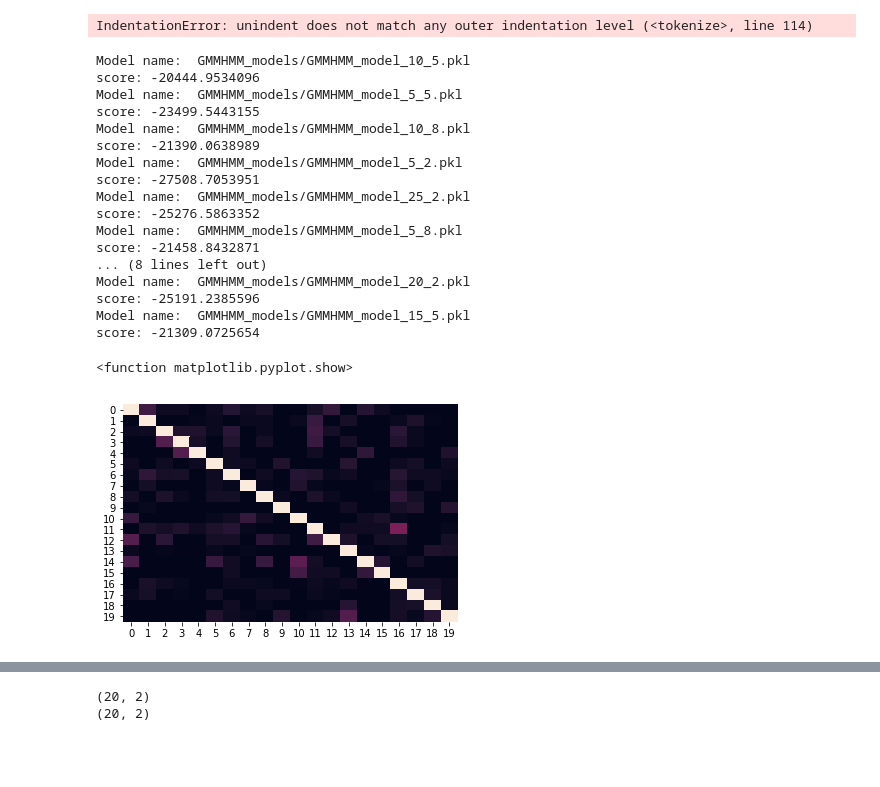
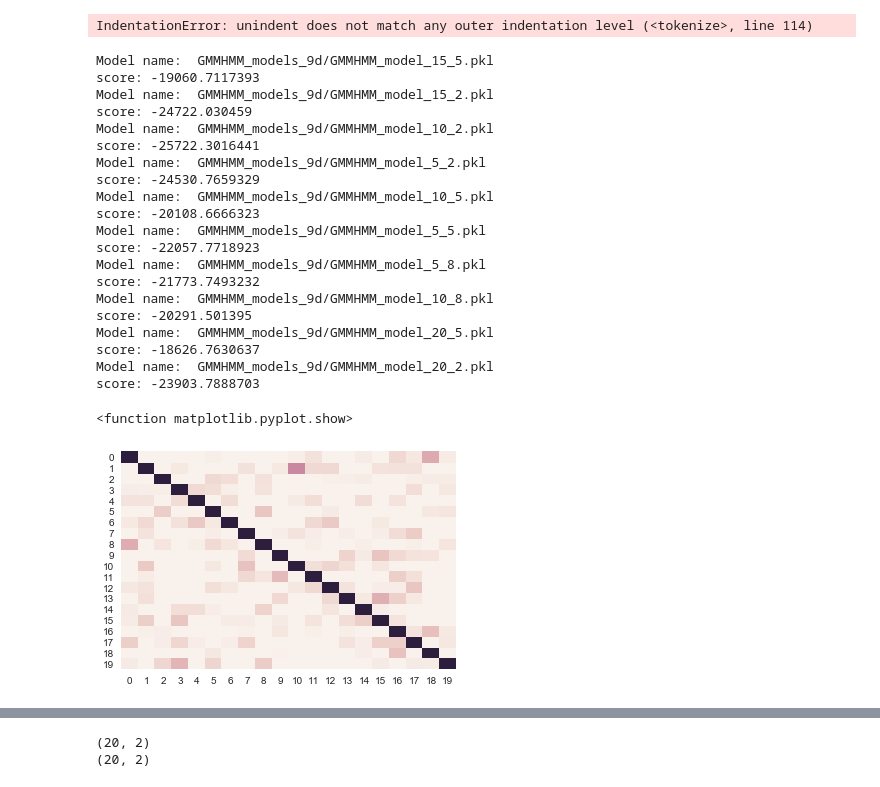
Before and after one commit to MoonBlvd/Sticky-HDP-HMM, a Jupyter notebook: GMM-HMM_clean.ipynb, the cells around one changed output, grey strips where cells are left out. Saved outputs shown, nothing was run; the diff lists cells and outputs as text; code cells hidden in the pictures; blank space fills up the shorter version.

Commit message:
train GMM and test GMM-HMM

```diff
--- a/GMM-HMM_clean.ipynb
+++ b/GMM-HMM_clean.ipynb
@@ -9,6 +9,7 @@ import pickle as pkl
 import glob
 %matplotlib inline
 import csv
+time_step = 0.1
 def read_data(file_path):
     # The read-in data should be a N*W matrix,
     # where N is the length of the time sequences,
@@ -28,7 +29,7 @@ def read_data(file_path):
 '''
 Load the segments where a continuous obs car exists
 '''
-data_path = "drive_segments/*.csv"
+data_path = "drive_segments_9d/*.csv"
 files = glob.glob(data_path)
 all_segs = []
 for name in files:
@@ -83,5 +84,26 @@ for segment in all_segs:
     obs_prob_list = np.array(obs_prob_list)
     violation_prob_list = np.array(violation_prob_list)
 
-    concat_seg = np.hstack([segment[:,3:7],ego_car_list])
+    '''
+    Method 1
+        Observable states are: dx, dv, obs_angle.
+        Hidden states are: daccel, angle_rate
+    '''
+    dx = np.reshape(segment[:,3], (segment.shape[0],1))
+    dv = np.reshape(segment[:,5] - ego_car_list[:,0], (segment.shape[0],1))
+    obs_angle = np.reshape(segment[:,7], (segment.shape[0],1))
+    daccel = np.reshape(segment[:,6] - ego_car_list[:,1], (segment.shape[0],1))
+    obs_angle_rate = np.reshape((segment[1:,7] - segment[0:-1,7]), (segment.shape[0]-1,1))/time_step
+    obs_angle_rate = np.vstack([obs_angle_rate, obs_angle_rate[-1]])
+    # print(dx.shape)
+    # print(dv.shape)
+    # print(obs_angle.shape)
+    # print(daccel.shape)
+    # print(obs_angle_rate.shape)
+    concat_seg = np.hstack([dx,dv,obs_angle,daccel,obs_angle_rate])
+    print(concat_seg.shape)
+    # input("method 1 is done...")
+
+
+#     concat_seg = np.hstack([segment[:,3:7],ego_car_list])
     data_segments.append(concat_seg)
@@ -223,10 +263,11 @@ num_train = 250
 train_data = data_segments[0:num_train]
 test_data = data_segments[num_train:]
 # %%
+'''
+Get the test data for GMM-HMM
+'''
 from hmmlearn import hmm
 length = []
-for data in train_data:
+for data in test_data:
     length.append(data.shape[0])
-X = np.concatenate(train_data)
-# from sklearn.hmm import GMMHMM
-gmm_hmm = hmm.GMMHMM(n_components=10, n_mix=2, n_iter=10,verbose=True)
+X = np.concatenate(test_data)
@@ -248,54 +283,57 @@ import seaborn as sns
 
 def fxn():
     warnings.warn("deprecated", DeprecationWarning)
 
-model_path = 'GMMHMM_models/*.pkl'
+model_path = 'GMMHMM_models_9d/*.pkl'
 files = glob.glob(model_path)
-bset_model = []
-max_score = -1e10
+# best_model = []
+max_score = -1e100
 with warnings.catch_warnings():
     warnings.simplefilter("ignore")
     fxn()
     for name in files:
         gmm_hmm = joblib.load(name)
         print("Model name: ", name)
         print("score:", gmm_hmm.score(X, length))
         if gmm_hmm.score(X, length) > max_score:
             max_score = gmm_hmm.score(X, length)
             best_model = gmm_hmm
 #     test = data_segments[251]
 #     z = best_model.predict(test)
 #     print ("predicted state: ", z)
 #     plt.figure(2)
 #     plt.plot(test)
 #     test = data_segments[12]
 #     z = best_model.predict(test)
 #     print ("predicted state: ", z)
 #     plt.figure(3)
 #     plt.plot(test)
 plt.figure(1)
 sns.heatmap(best_model.transmat_,vmin=0, vmax=0.05, cbar=False)
 plt.show
 # %% [output]
-Model name:  GMMHMM_models/GMMHMM_model_10_5.pkl
-score: -20444.9534096
-Model name:  GMMHMM_models/GMMHMM_model_5_5.pkl
-score: -23499.5443155
-Model name:  GMMHMM_models/GMMHMM_model_10_8.pkl
-score: -21390.0638989
-Model name:  GMMHMM_models/GMMHMM_model_5_2.pkl
-score: -27508.7053951
-Model name:  GMMHMM_models/GMMHMM_model_25_2.pkl
-score: -25276.5863352
-Model name:  GMMHMM_models/GMMHMM_model_5_8.pkl
-score: -21458.8432871
-... (8 lines left out)
-Model name:  GMMHMM_models/GMMHMM_model_20_2.pkl
-score: -25191.2385596
-Model name:  GMMHMM_models/GMMHMM_model_15_5.pkl
-score: -21309.0725654
+Model name:  GMMHMM_models_9d/GMMHMM_model_15_5.pkl
+score: -19060.7117393
+Model name:  GMMHMM_models_9d/GMMHMM_model_15_2.pkl
+score: -24722.030459
+Model name:  GMMHMM_models_9d/GMMHMM_model_10_2.pkl
+score: -25722.3016441
+Model name:  GMMHMM_models_9d/GMMHMM_model_5_2.pkl
+score: -24530.7659329
+Model name:  GMMHMM_models_9d/GMMHMM_model_10_5.pkl
+score: -20108.6666323
+Model name:  GMMHMM_models_9d/GMMHMM_model_5_5.pkl
+score: -22057.7718923
+Model name:  GMMHMM_models_9d/GMMHMM_model_5_8.pkl
+score: -21773.7493232
+Model name:  GMMHMM_models_9d/GMMHMM_model_10_8.pkl
+score: -20291.501395
+Model name:  GMMHMM_models_9d/GMMHMM_model_20_5.pkl
+score: -18626.7630637
+Model name:  GMMHMM_models_9d/GMMHMM_model_20_2.pkl
+score: -23903.7888703
 <function matplotlib.pyplot.show>
-[figure, old version]
+[figure, new version]
 # %%
 def gaussian_prob(x, mu,sigma):
     diff = np.reshape((x-mu),(1,len(x)))
```
Also changed, not shown: parts of 5 cells of this notebook, 1 other file.
